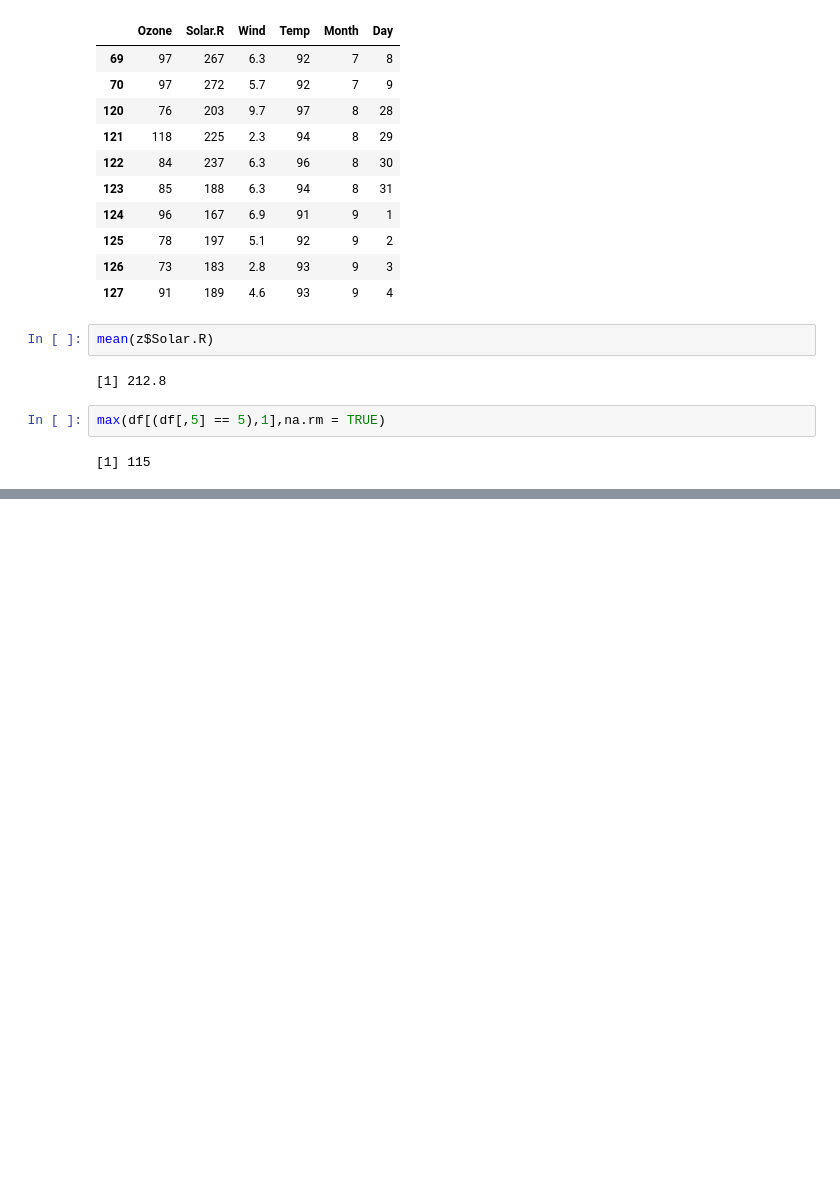
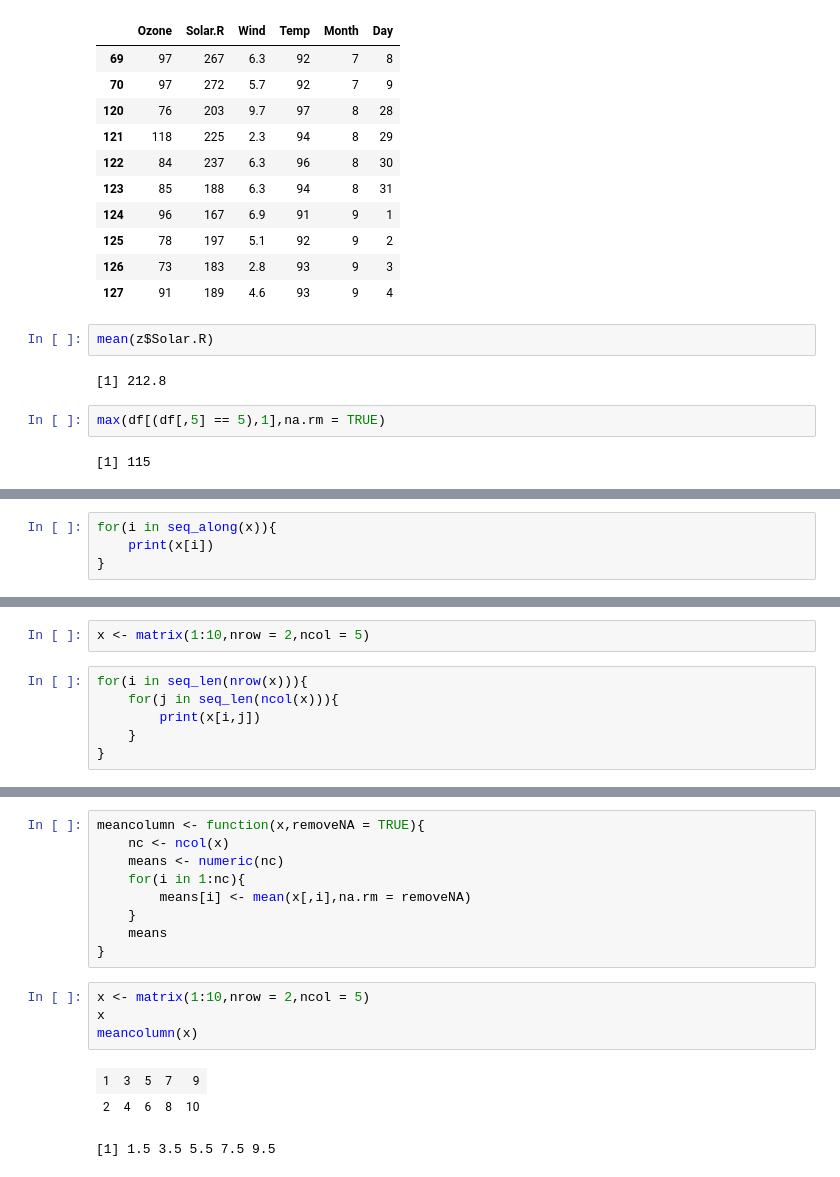
Before and after one commit to Reactor11/Data-Science-Using-R, a Jupyter notebook: Learning R/R-Notes.ipynb, the cells around one changed output, grey strips where cells are left out. Saved outputs shown, nothing was run; the diff lists cells and outputs as text; blank space fills up the shorter version.

```diff
--- a/Learning R/R-Notes.ipynb
+++ b/Learning R/R-Notes.ipynb
@@ -265,0 +331,4 @@ max(df[(df[,5] == 5),1],na.rm = TRUE)
+# %%
+for(i in seq_along(x)){
+    print(x[i])
+}
@@ -265,0 +351,8 @@ max(df[(df[,5] == 5),1],na.rm = TRUE)
+# %%
+x <- matrix(1:10,nrow = 2,ncol = 5)
+# %%
+for(i in seq_len(nrow(x))){
+    for(j in seq_len(ncol(x))){
+        print(x[i,j])
+    }
+}
@@ -265,0 +413,17 @@ max(df[(df[,5] == 5),1],na.rm = TRUE)
+# %%
+meancolumn <- function(x,removeNA = TRUE){
+    nc <- ncol(x)
+    means <- numeric(nc)
+    for(i in 1:nc){
+        means[i] <- mean(x[,i],na.rm = removeNA)
+    }
+    means
+}
+# %%
+x <- matrix(1:10,nrow = 2,ncol = 5)
+x
+meancolumn(x)
+# %% [output]
+| 1 | 3 | 5 | 7 | 9 |
+| 2 | 4 | 6 | 8 | 10 |
+[1] 1.5 3.5 5.5 7.5 9.5
```
Also changed, not shown: parts of 22 cells of this notebook.
